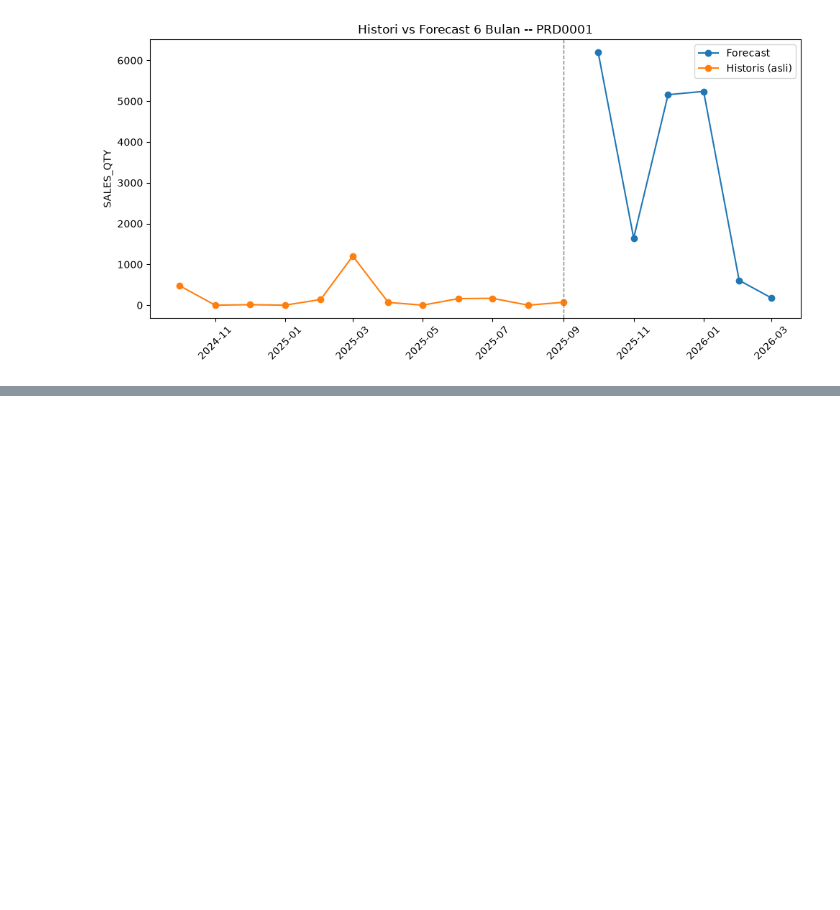
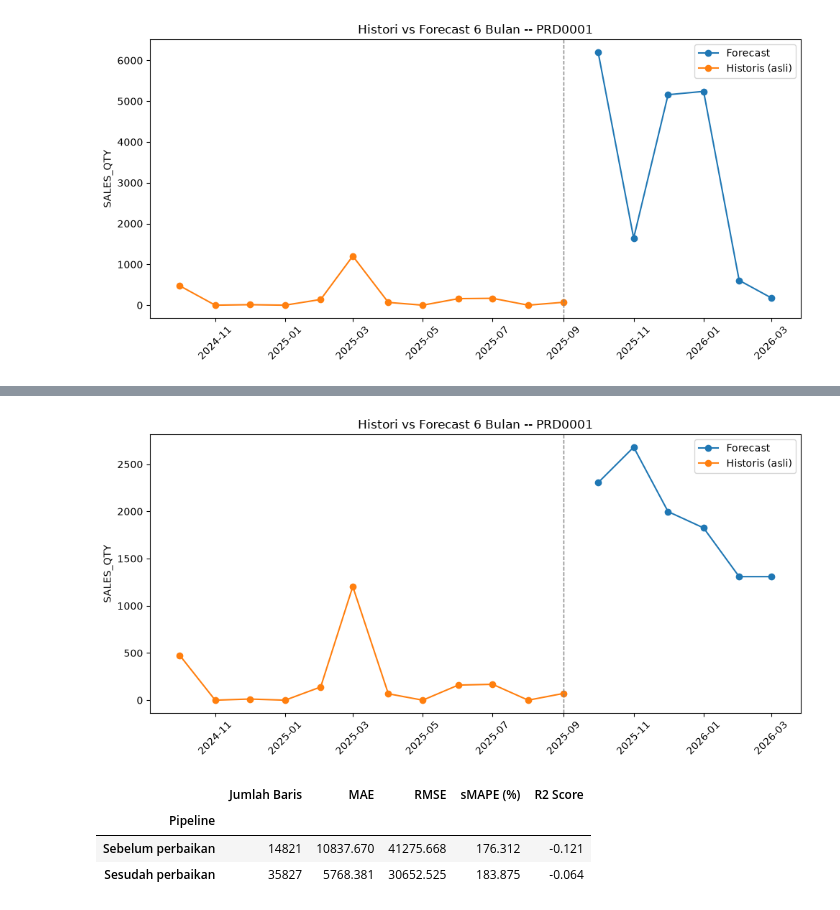
Before and after one commit to mwelmel/Forecast-App, a Jupyter notebook: backend/ml/notebooks/training.ipynb, the cells around one changed output, grey strips where cells are left out. Saved outputs shown, nothing was run; the diff lists cells and outputs as text; code cells hidden in the pictures; blank space fills up the shorter version.

Commit message:
fix the model

```diff
--- a/backend/ml/notebooks/training.ipynb
+++ b/backend/ml/notebooks/training.ipynb
@@ -337,0 +384,77 @@ plt.show()
+# %%
+fig, ax = plt.subplots(figsize=(10, 5))
+hist_plot = hist_lengkap[["PERIOD_MO", "SALES_QTY"]].tail(12).rename(columns={"SALES_QTY": "value"})
+hist_plot["tipe"] = "Historis (asli)"
+
+forecast_plot = forecast_df.copy()
+forecast_plot["PERIOD_MO"] = pd.to_datetime(
+    forecast_plot["tahun"].astype(str) + "-" + forecast_plot["bulan"].astype(str) + "-01"
+)
+forecast_plot = forecast_plot.rename(columns={"predicted_quantity": "value"})[["PERIOD_MO", "value"]]
+forecast_plot["tipe"] = "Forecast"
+
+gabungan = pd.concat([hist_plot[["PERIOD_MO", "value", "tipe"]], forecast_plot])
+for tipe, g in gabungan.groupby("tipe"):
+    ax.plot(g["PERIOD_MO"], g["value"], marker="o", label=tipe)
+
+ax.axvline(hist_lengkap["PERIOD_MO"].max(), color="gray", linestyle="--", linewidth=1)
+ax.set_title(f"Histori vs Forecast 6 Bulan -- {produk_contoh}")
+ax.set_ylabel("SALES_QTY")
+ax.legend()
+plt.xticks(rotation=45)
+plt.tight_layout()
+plt.savefig(DATA_PROCESSED / "contoh_forecast_6bulankedepan.png", dpi=150)
+plt.show()
+# %% [output]
+[figure, added]
+# %%
+# analisis perbaikan kualitas data apabila data bolong dan transaksi bulan ganda ga di agregate dan engga
+df_model, _ = build_features(df_raw.copy(), fit=True, verbose=False)
+def _add_lag_ma_sederhana(df):
+    df = df.sort_values(["KODE_PRODUK", "PERIOD_MO"]).reset_index(drop=True)
+    grp = df.groupby("KODE_PRODUK")["SALES_QTY"]
+    df["Sales_t-1"] = grp.shift(1)
+    df["Sales_t-2"] = grp.shift(2)
+    df["Sales_t-3"] = grp.shift(3)
+    df["Ma_3"] = grp.transform(lambda s: s.shift(1).rolling(3).mean())
+    df["Ma_6"] = grp.transform(lambda s: s.shift(1).rolling(6).mean())
+    return df.dropna(subset=["Sales_t-1", "Sales_t-2", "Sales_t-3", "Ma_3", "Ma_6"]).reset_index(drop=True)
+
+
+def _eval_pipeline(df, label):
+    df = df.sort_values("PERIOD_MO").reset_index(drop=True)
+    periods_ = sorted(df["PERIOD_MO"].unique())
+    cutoff_ = periods_[int(len(periods_) * 0.8)]
+    train_ = df[df["PERIOD_MO"] < cutoff_]
+    test_ = df[df["PERIOD_MO"] >= cutoff_]
+    m = GradientBoostingRegressor(n_estimators=300, learning_rate=0.05, max_depth=3, random_state=42)
+    m.fit(train_[FEATURES], train_[TARGET])
+    pred_ = m.predict(test_[FEATURES])
+    return {
+        "Pipeline": label,
+        "Jumlah Baris": len(df),
+        "MAE": mean_absolute_error(test_[TARGET], pred_),
+        "RMSE": np.sqrt(mean_squared_error(test_[TARGET], pred_)),
+        "sMAPE (%)": smape(test_[TARGET], pred_),
+        "R2 Score": r2_score(test_[TARGET], pred_),
+    }
+
+
+# SEBELUM: tanpa aggregate_monthly & fill_monthly_gaps
+df_sebelum = handle_negative_sales(df_raw.copy(), verbose=False)
+df_sebelum = fix_period_bug(df_sebelum)
+df_sebelum = _add_lag_ma_sederhana(df_sebelum)
+hasil_sebelum = _eval_pipeline(df_sebelum, "Sebelum perbaikan")
+
+# SESUDAH: pipeline lengkap (build_features yang sudah final)
+df_sesudah = df_model.copy()
+hasil_sesudah = _eval_pipeline(df_sesudah, "Sesudah perbaikan")
+
+perbandingan_bug_df = pd.DataFrame([hasil_sebelum, hasil_sesudah]).set_index("Pipeline")
+perbandingan_bug_df.to_csv(DATA_PROCESSED / "perbandingan_sebelum_sesudah_perbaikan_data.csv")
+perbandingan_bug_df.round(3)
+# %% [output]
+|  | Jumlah Baris | MAE | RMSE | sMAPE (%) | R2 Score |
+| Pipeline |  |  |  |  |  |
+| Sebelum perbaikan | 14821 | 10837.670 | 41275.668 | 176.312 | -0.121 |
+| Sesudah perbaikan | 35827 | 5768.381 | 30652.525 | 183.875 | -0.064 |
```
Also changed, not shown: parts of 7 cells of this notebook, 6 other files.
